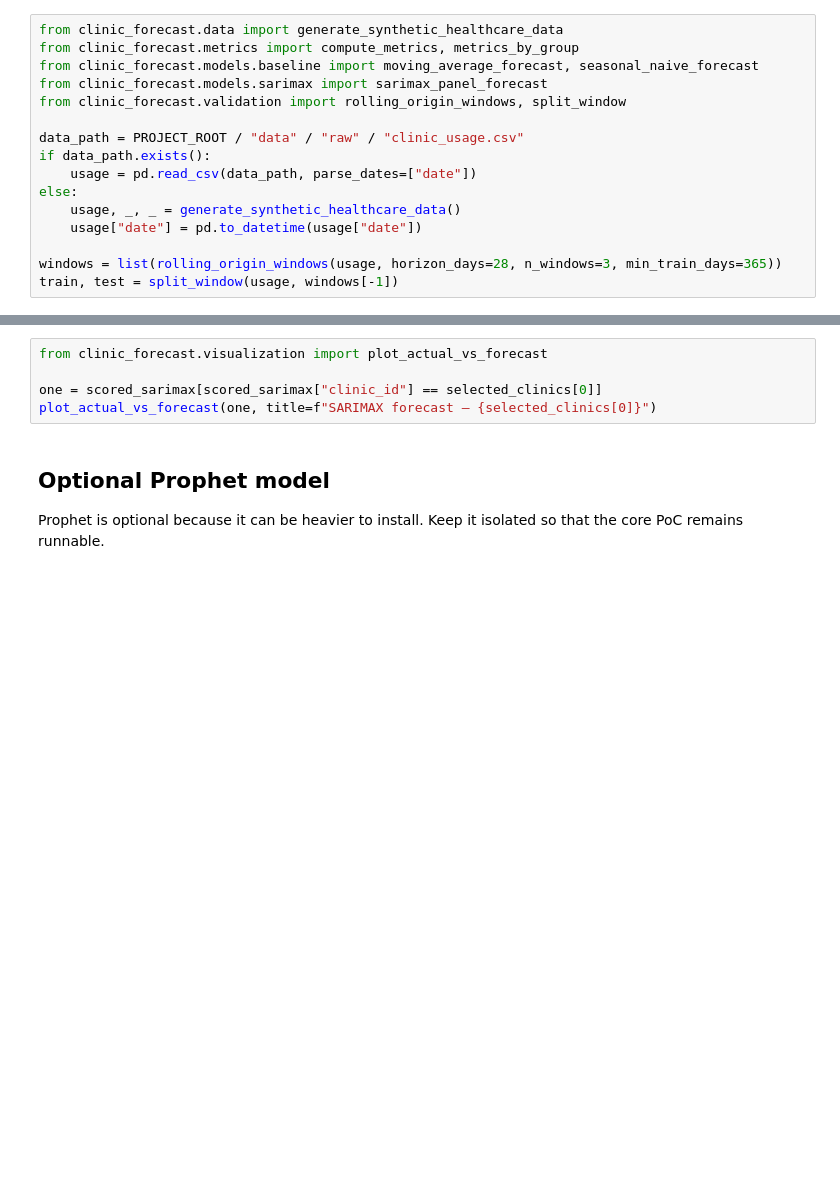
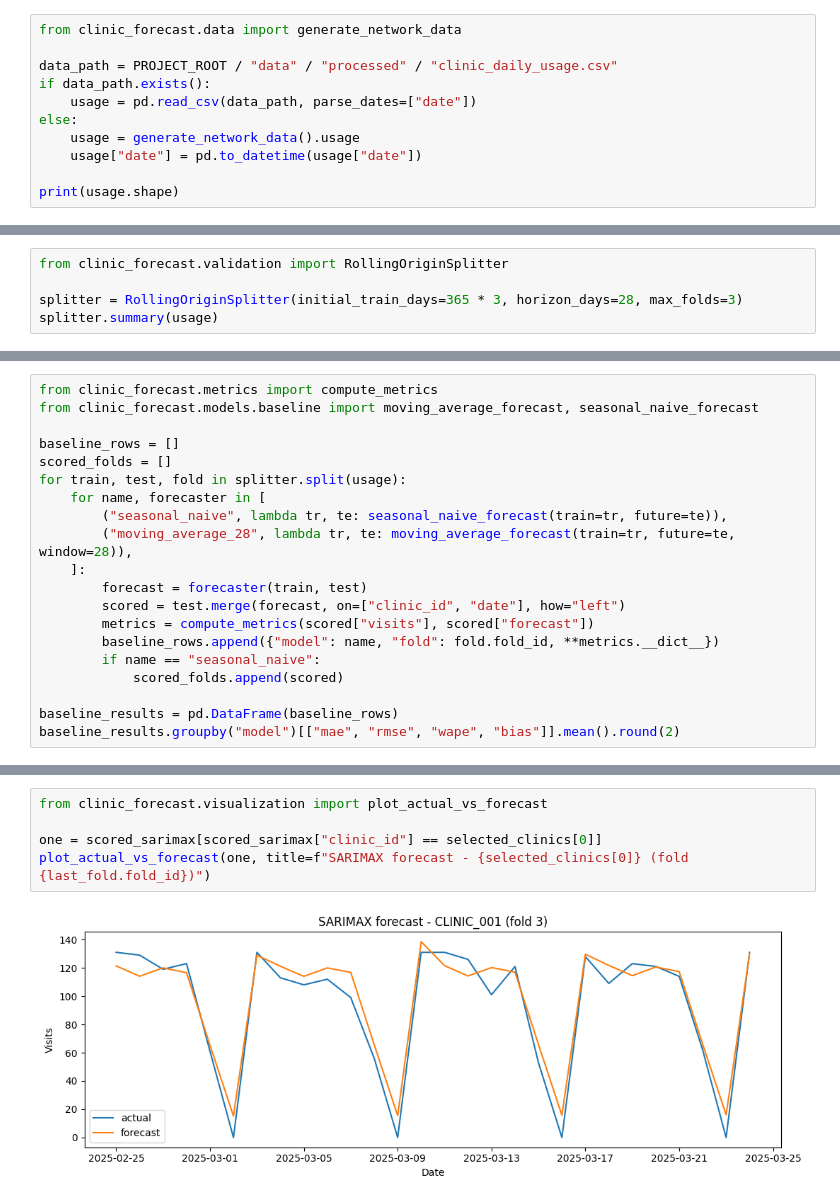
Before and after one commit to DiogoRibeiro7/clinic-forecasting-platform, a Jupyter notebook: notebooks/03_statistical_models_sarimax_prophet.ipynb, the cells around one changed output, grey strips where cells are left out. Cells and saved outputs as stored; diff of their text form; blank space fills up the shorter version.

```diff
--- a/notebooks/03_statistical_models_sarimax_prophet.ipynb
+++ b/notebooks/03_statistical_models_sarimax_prophet.ipynb
@@ -23,18 +26,13 @@ if str(SRC) not in sys.path:
 pd.set_option("display.max_columns", 80)
 plt.rcParams["figure.figsize"] = (11, 4)
 # %%
-from clinic_forecast.data import generate_synthetic_healthcare_data
-from clinic_forecast.metrics import compute_metrics, metrics_by_group
-from clinic_forecast.models.baseline import moving_average_forecast, seasonal_naive_forecast
-from clinic_forecast.models.sarimax import sarimax_panel_forecast
-from clinic_forecast.validation import rolling_origin_windows, split_window
+from clinic_forecast.data import generate_network_data
 
-data_path = PROJECT_ROOT / "data" / "raw" / "clinic_usage.csv"
+data_path = PROJECT_ROOT / "data" / "processed" / "clinic_daily_usage.csv"
 if data_path.exists():
     usage = pd.read_csv(data_path, parse_dates=["date"])
 else:
-    usage, _, _ = generate_synthetic_healthcare_data()
+    usage = generate_network_data().usage
     usage["date"] = pd.to_datetime(usage["date"])
 
-windows = list(rolling_origin_windows(usage, horizon_days=28, n_windows=3, min_train_days=365))
-train, test = split_window(usage, windows[-1])
+print(usage.shape)
@@ -62,0 +49,5 @@ For a portfolio PoC, this is a good model to show statistical modelling maturity
+# %%
+from clinic_forecast.validation import RollingOriginSplitter
+
+splitter = RollingOriginSplitter(initial_train_days=365 * 3, horizon_days=28, max_folds=3)
+splitter.summary(usage)
@@ -62,0 +65,20 @@ For a portfolio PoC, this is a good model to show statistical modelling maturity
+# %%
+from clinic_forecast.metrics import compute_metrics
+from clinic_forecast.models.baseline import moving_average_forecast, seasonal_naive_forecast
+
+baseline_rows = []
+scored_folds = []
+for train, test, fold in splitter.split(usage):
+    for name, forecaster in [
+        ("seasonal_naive", lambda tr, te: seasonal_naive_forecast(train=tr, future=te)),
+        ("moving_average_28", lambda tr, te: moving_average_forecast(train=tr, future=te, window=28)),
+    ]:
+        forecast = forecaster(train, test)
+        scored = test.merge(forecast, on=["clinic_id", "date"], how="left")
+        metrics = compute_metrics(scored["visits"], scored["forecast"])
+        baseline_rows.append({"model": name, "fold": fold.fold_id, **metrics.__dict__})
+        if name == "seasonal_naive":
+            scored_folds.append(scored)
+
+baseline_results = pd.DataFrame(baseline_rows)
+baseline_results.groupby("model")[["mae", "rmse", "wape", "bias"]].mean().round(2)
@@ -76,9 +125,7 @@ compute_metrics(scored_sarimax["visits"], scored_sarimax["forecast"])
 # %%
 from clinic_forecast.visualization import plot_actual_vs_forecast
 
 one = scored_sarimax[scored_sarimax["clinic_id"] == selected_clinics[0]]
-plot_actual_vs_forecast(one, title=f"SARIMAX forecast — {selected_clinics[0]}")
+plot_actual_vs_forecast(one, title=f"SARIMAX forecast - {selected_clinics[0]} (fold {last_fold.fold_id})")
+# %% [output]
+[figure, added]
-# %% [markdown]
-## Optional Prophet model
-
-Prophet is optional because it can be heavier to install. Keep it isolated so that the core PoC remains runnable.
```
Also changed, not shown: parts of 19 cells of this notebook, 3 other files.
